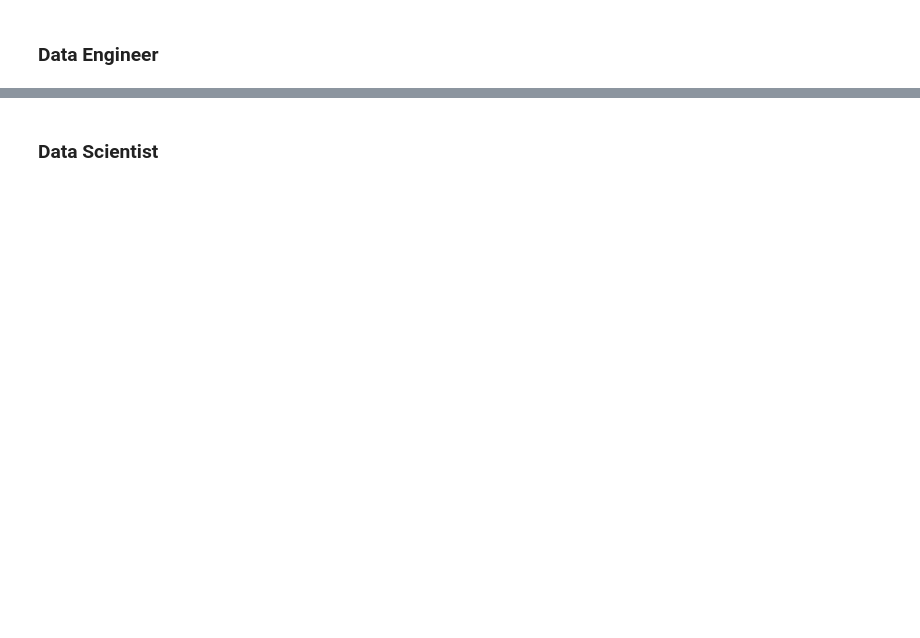
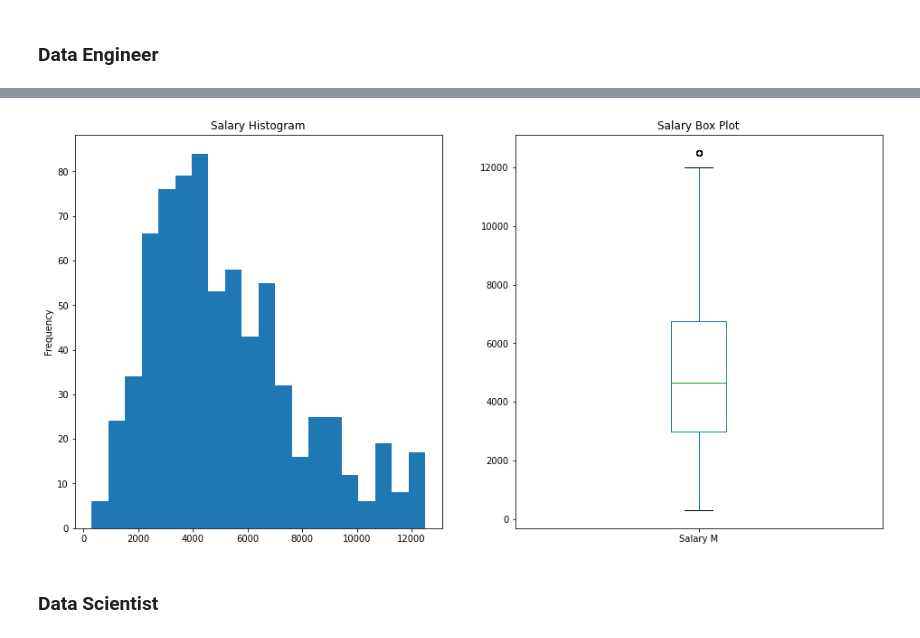
Before and after one commit to binxuankong/skills-ontology-project, a Jupyter notebook: Malaysia Data Professional Salary Insights.ipynb, the cells around one changed output, grey strips where cells are left out. Cells and saved outputs as stored; diff of their text form; code cells hidden in the pictures; blank space fills up the shorter version.

```diff
--- a/Malaysia Data Professional Salary Insights.ipynb
+++ b/Malaysia Data Professional Salary Insights.ipynb
@@ -486,0 +543,3 @@ plot_distribution(df_dec['Salary M'], title="Salary (Mean)")
+# %%
+de_salary = remove_outliers(df_dec['Salary M'])
+de_salary.describe()
@@ -487,2 +556,6 @@ plot_distribution(df_dec['Salary M'], title="Salary (Mean)")
+# %%
+plot_distribution(de_salary, title="Salary")
+# %% [output]
+[figure, added]
 # %% [markdown]
 ### Data Scientist
```
Also changed, not shown: parts of 85 cells of this notebook.
